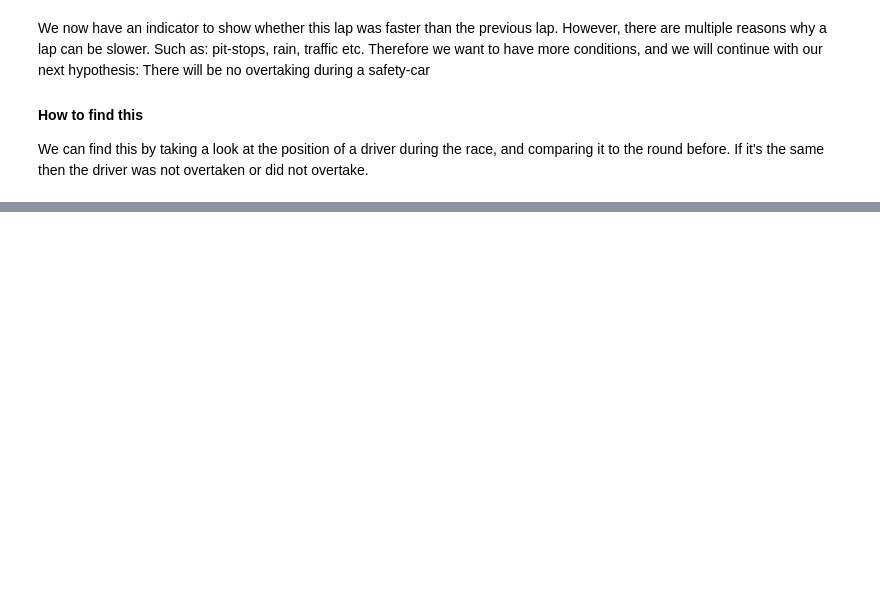
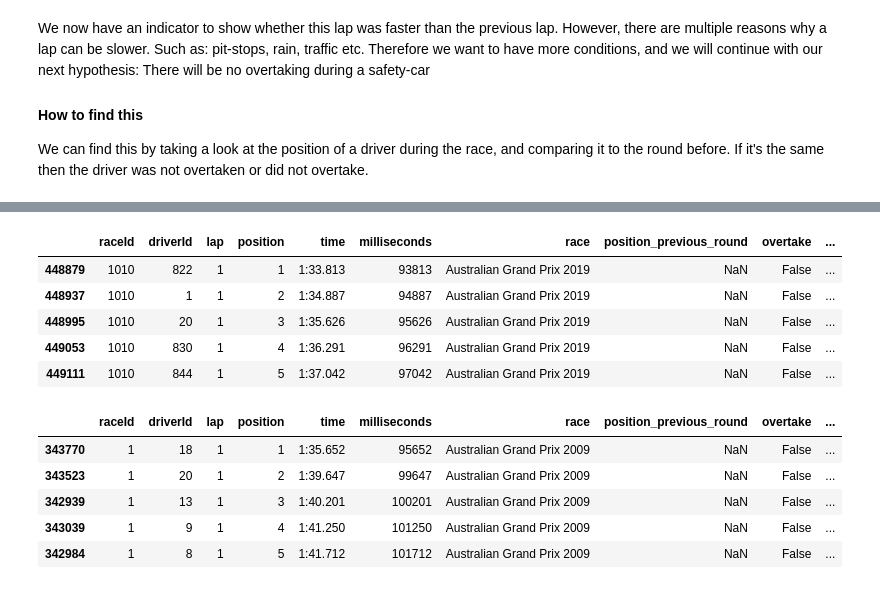
Before and after one commit to yannickaugustijn/F1, a Jupyter notebook: Safety cars.ipynb, the cells around one changed output, grey strips where cells are left out. Cells and saved outputs as stored; diff of their text form; code cells hidden in the pictures; blank space fills up the shorter version.

```diff
--- a/Safety cars.ipynb
+++ b/Safety cars.ipynb
@@ -183,0 +388,38 @@ We now have our second indicator finished, whether there was overtaking. We will
+# %%
+laptime_race_df = laptime_race_df.merge(laptime_race_df[['raceId', 'lap', 'position', 'driverId', 'cumulative_time']]\
+                            .sort_values(['raceId'
+                                            , 'lap'
+                                            , 'position']
+                                        , ascending = True)\
+                            .set_index(['raceId', 'lap', 'driverId'])\
+                            .groupby(['raceId', 'lap']) \
+                            .diff() \
+                            .groupby(['raceId', 'lap']) \
+                            .cumsum() \
+                            .fillna(0) \
+                            .reset_index() \
+                            .rename(columns = {'cumulative_time' : 'ms_difference_P1'})
+                        , how = 'left'
+                        , on = ['raceId', 'driverId', 'lap']
+                       )\
+                .drop('position_y', axis = 'columns') \
+                .rename(columns = {'position_x' : 'position'})
+
+
+laptime_race_df.sort_values(['raceId'
+                , 'lap'
+                , 'position']
+                , ascending = True).head(5)
+# %% [output]
+|  | raceId | driverId | lap | position | time | milliseconds | race | position_previous_round | overtake | ... |
+| 448879 | 1010 | 822 | 1 | 1 | 1:33.813 | 93813 | Australian Grand Prix 2019 | NaN | False | ... |
+| 448937 | 1010 | 1 | 1 | 2 | 1:34.887 | 94887 | Australian Grand Prix 2019 | NaN | False | ... |
+| 448995 | 1010 | 20 | 1 | 3 | 1:35.626 | 95626 | Australian Grand Prix 2019 | NaN | False | ... |
+| 449053 | 1010 | 830 | 1 | 4 | 1:36.291 | 96291 | Australian Grand Prix 2019 | NaN | False | ... |
+| 449111 | 1010 | 844 | 1 | 5 | 1:37.042 | 97042 | Australian Grand Prix 2019 | NaN | False | ... |
+|  | raceId | driverId | lap | position | time | milliseconds | race | position_previous_round | overtake | ... |
+| 343770 | 1 | 18 | 1 | 1 | 1:35.652 | 95652 | Australian Grand Prix 2009 | NaN | False | ... |
+| 343523 | 1 | 20 | 1 | 2 | 1:39.647 | 99647 | Australian Grand Prix 2009 | NaN | False | ... |
+| 342939 | 1 | 13 | 1 | 3 | 1:40.201 | 100201 | Australian Grand Prix 2009 | NaN | False | ... |
+| 343039 | 1 | 9 | 1 | 4 | 1:41.250 | 101250 | Australian Grand Prix 2009 | NaN | False | ... |
+| 342984 | 1 | 8 | 1 | 5 | 1:41.712 | 101712 | Australian Grand Prix 2009 | NaN | False | ... |
```
Also changed, not shown: parts of 18 cells of this notebook.
